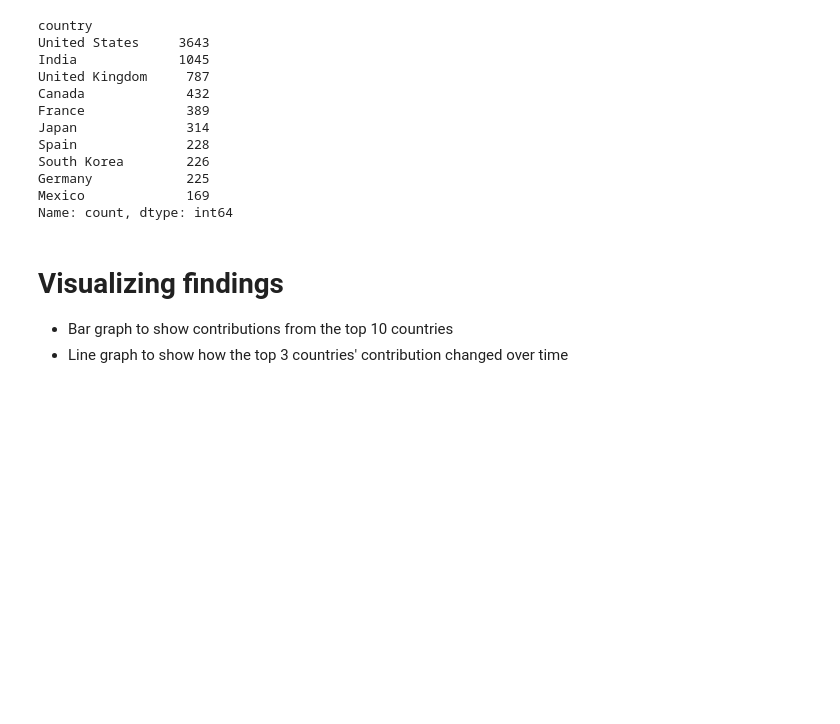
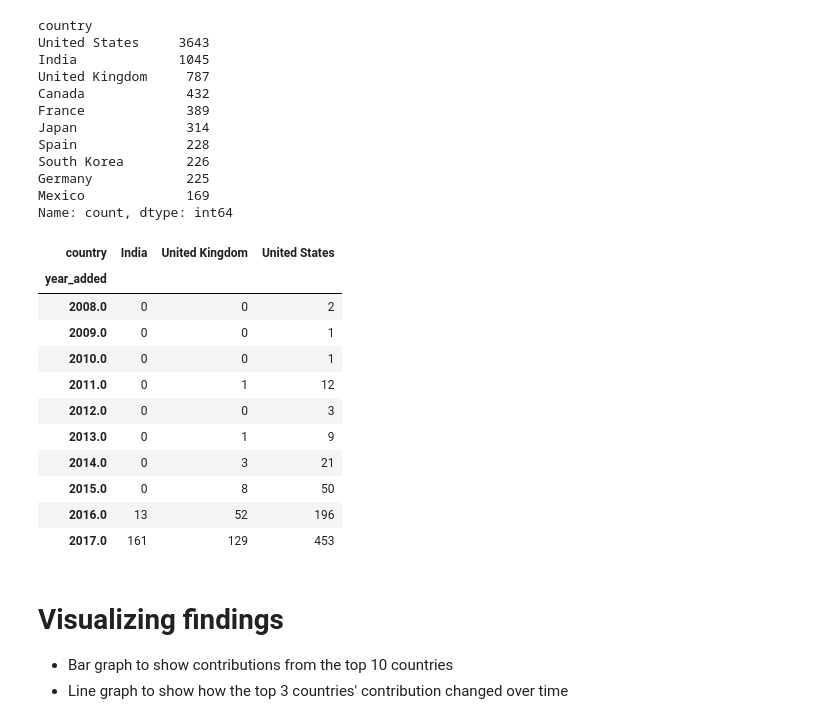
Before and after one commit to AlantheG21/4379_Assignment1, a Jupyter notebook: notebooks/analysis.ipynb, the cells around one changed output. Cells and saved outputs as stored; diff of their text form; code cells hidden in the pictures; blank space fills up the shorter version.

Commit message:
modified: Moved time_analysis to be before visualizations

```diff
--- a/notebooks/analysis.ipynb
+++ b/notebooks/analysis.ipynb
@@ -120,12 +120,7 @@ df_clean.head(5)
 | 7 | s8 | Movie | Sankofa | Haile Gerima | Kofi Ghanaba, Oyafunmike Ogunlano... | United States | 2021-09-24 | 1993 | TV-MA | 125 min | ... |
 | 7 | s8 | Movie | Sankofa | Haile Gerima | Kofi Ghanaba, Oyafunmike Ogunlano... | Ghana | 2021-09-24 | 1993 | TV-MA | 125 min | ... |
 # %%
-df_clean = df_clean.explode("country_list")
-df_clean["country"] = df_clean["country_list"]
-df_clean.drop(columns="country_list", inplace=True)
-
 top_countries = df_clean["country"].value_counts().head(10)
-
 top_countries
 # %% [output]
 country
@@ -140,6 +135,26 @@ South Korea        226
 Germany            225
 Mexico             169
 Name: count, dtype: int64
+# %%
+top_3_countries = top_countries.head(3).index.tolist()
+mask = df_clean["country"].isin(top_3_countries)
+df_top_3 = df_clean[mask]
+
+time_analysis = df_top_3.groupby(["year_added", "country"]).size().unstack(fill_value=0)
+time_analysis.head(10)
+# %% [output]
+| country | India | United Kingdom | United States |
+| year_added |  |  |  |
+| 2008.0 | 0 | 0 | 2 |
+| 2009.0 | 0 | 0 | 1 |
+| 2010.0 | 0 | 0 | 1 |
+| 2011.0 | 0 | 1 | 12 |
+| 2012.0 | 0 | 0 | 3 |
+| 2013.0 | 0 | 1 | 9 |
+| 2014.0 | 0 | 3 | 21 |
+| 2015.0 | 0 | 8 | 50 |
+| 2016.0 | 13 | 52 | 196 |
+| 2017.0 | 161 | 129 | 453 |
 # %% [markdown]
 # Visualizing findings
 - Bar graph to show contributions from the top 10 countries
```
